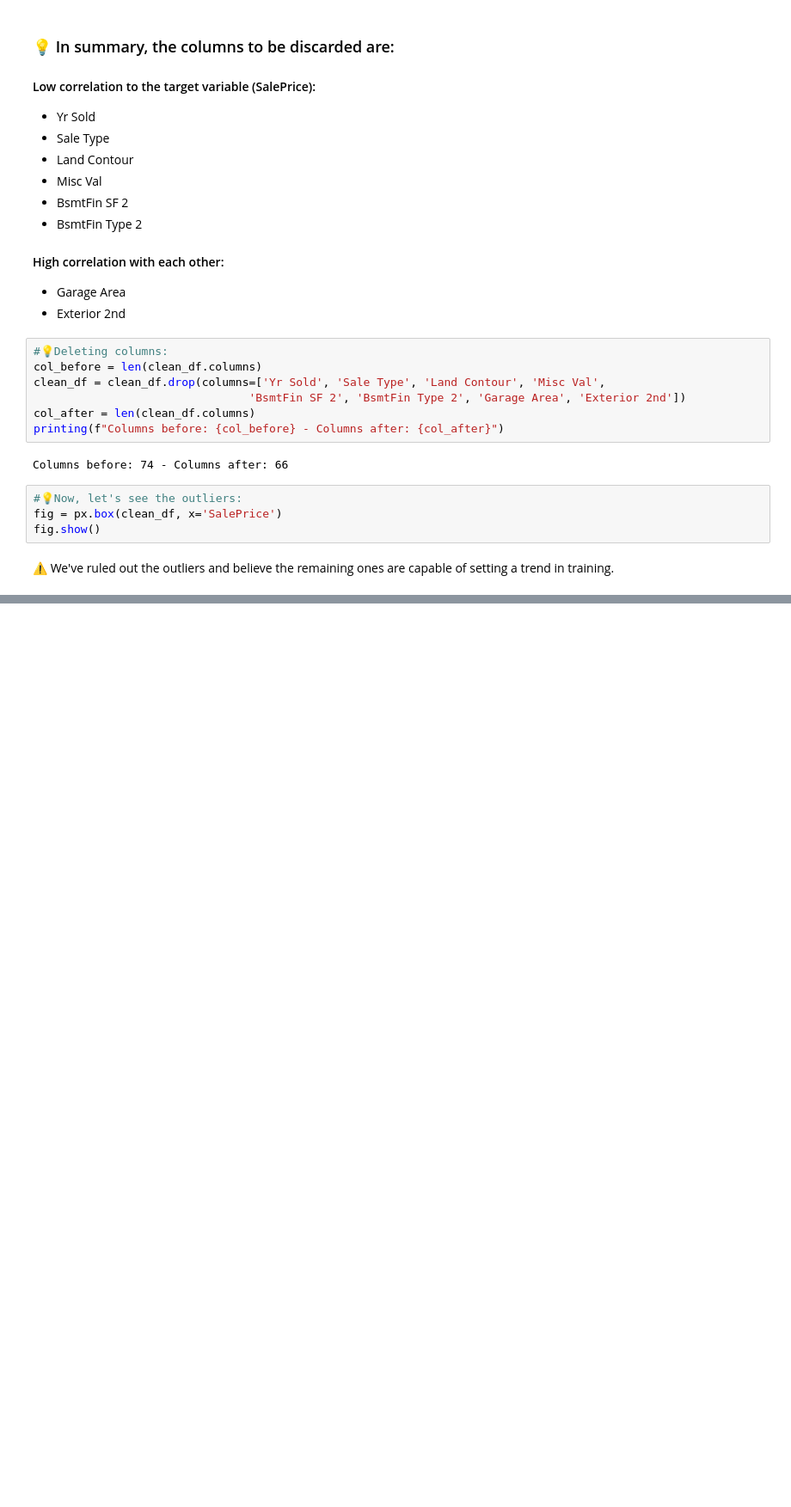
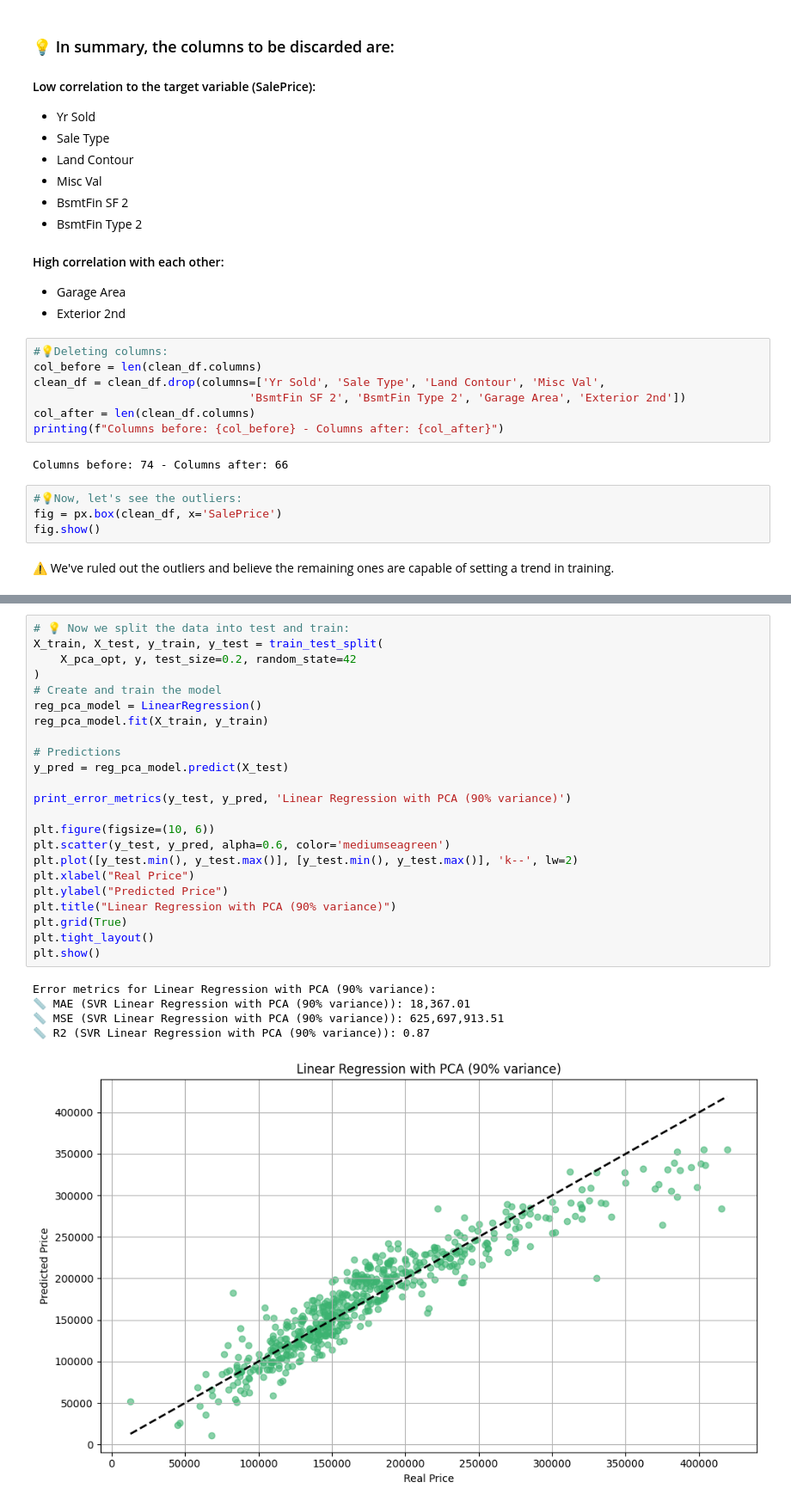
Before and after one commit to hhvergara/ml_clasificacion_regresion, a Jupyter notebook: API4.ipynb, the cells around one changed output, grey strips where cells are left out. Shown at 86% size. Cells and saved outputs as stored; diff of their text form; blank space fills up the shorter version.

```diff
--- a/API4.ipynb
+++ b/API4.ipynb
@@ -930,0 +640,29 @@ El modelo **SVR polinómico** con `degree=6` y `C=100` demostró ser claramente
+# %%
+# 💡 Now we split the data into test and train:
+X_train, X_test, y_train, y_test = train_test_split(
+    X_pca_opt, y, test_size=0.2, random_state=42
+)
+# Create and train the model
+reg_pca_model = LinearRegression()
+reg_pca_model.fit(X_train, y_train)
+
+# Predictions
+y_pred = reg_pca_model.predict(X_test)
+
+print_error_metrics(y_test, y_pred, 'Linear Regression with PCA (90% variance)')
+
+plt.figure(figsize=(10, 6))
+plt.scatter(y_test, y_pred, alpha=0.6, color='mediumseagreen')
+plt.plot([y_test.min(), y_test.max()], [y_test.min(), y_test.max()], 'k--', lw=2)
+plt.xlabel("Real Price")
+plt.ylabel("Predicted Price")
+plt.title("Linear Regression with PCA (90% variance)")
+plt.grid(True)
+plt.tight_layout()
+plt.show()
+# %% [output]
+Error metrics for Linear Regression with PCA (90% variance):
+📏 MAE (SVR Linear Regression with PCA (90% variance)): 18,367.01
+📏 MSE (SVR Linear Regression with PCA (90% variance)): 625,697,913.51
+📏 R2 (SVR Linear Regression with PCA (90% variance)): 0.87
+[figure, added]
```
Also changed, not shown: parts of 52 cells of this notebook, 2 other files.
